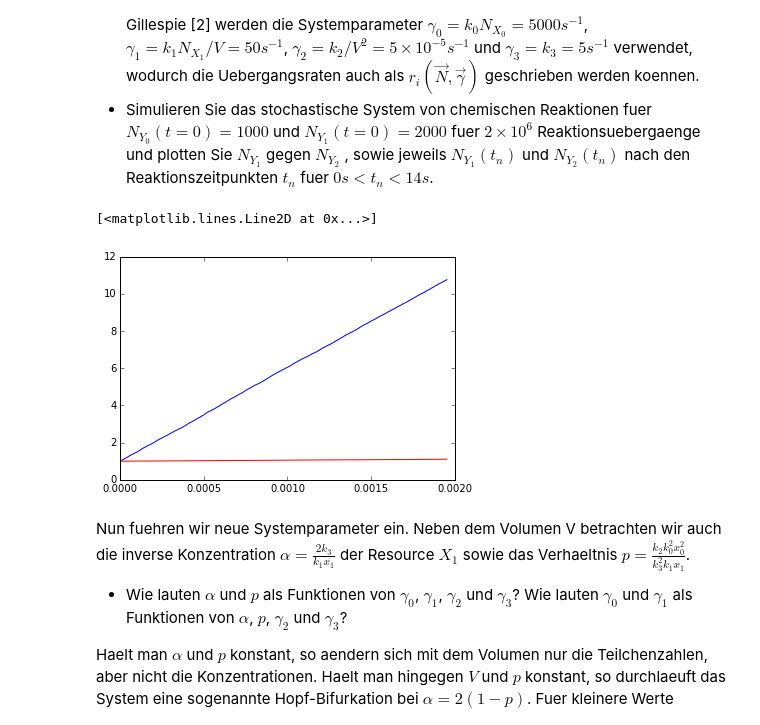
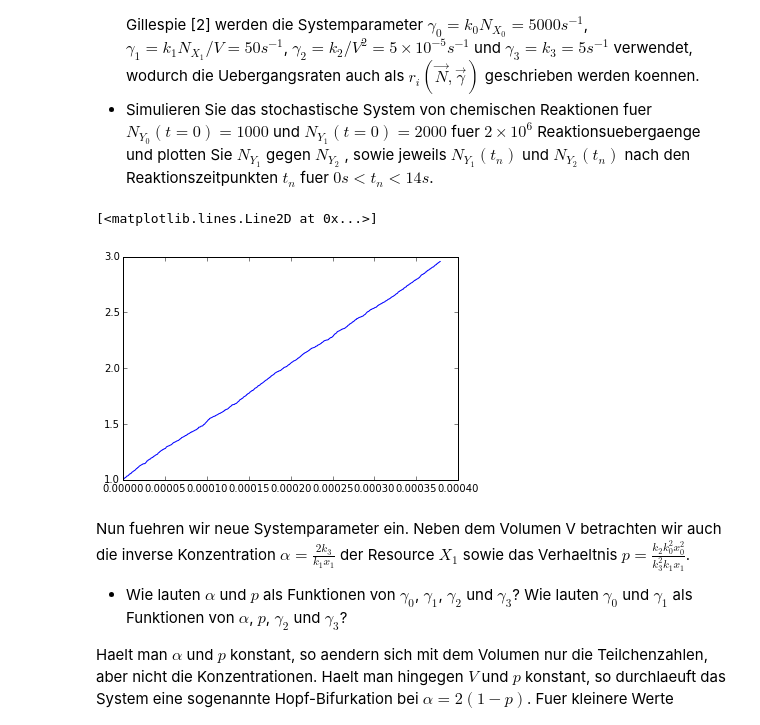
Before and after one commit to juliakirchner/scicomp15-16, a Jupyter notebook: Chemisches-Rauschen.ipynb, the cells around one changed output. Drawn from its saved outputs; the diff is of its cells as text; code cells hidden in the pictures.

```diff
--- a/Chemisches-Rauschen.ipynb
+++ b/Chemisches-Rauschen.ipynb
@@ -145,43 +145,44 @@ brus_n0 = np.array([nX00, nX10, nY00, nY10, nZ00, nZ10])
 
 brus_nu0 = np.array([0, 0, +1, 0, 0, 0])
 brus_nu1 = np.array([0, 0, 0, +1, +1, 0])
-brus_nu2 = np.array({0, 0, +1, -1, 0, 0})
+brus_nu2 = np.array([0, 0, +1, -1, 0, 0])
 brus_nu3 = np.array([0, 0, -1, 0, 0, +1])
 brus_nu = [brus_nu0, brus_nu1, brus_nu2, brus_nu3]
 brus_t_max = 1000
 
 def brus_calculate_r(brus_n, gamma, V):
     brus_r0 = gamma[0] * V * brus_n[0]
     brus_r1 = gamma[1] * V**2 * brus_n[1]
     brus_r2 = gamma[2] * V**3 * 2 * brus_n[3] * brus_n[4]
     brus_r3 = gamma[3] * V * brus_n[3]
     brus_r = [brus_r0, brus_r1, brus_r2, brus_r3]
     return brus_r
 
 def reaction(V, brus_n0, brus_nu, gamma, brus_t_max):
     brus_t = 0
     brus_n = brus_n0
 
-    for i in range(10000):
+    for i in range(2000):
         brus_r = brus_calculate_r(brus_n, gamma, V)
         brus_r_tot = sum(brus_r)
         if brus_r_tot==0:
             break
-        brus_dt = np.random.exponential(scale = 1/brus_r_tot)
+        brus_dt = np.random.uniform()
+        brus_dt = 1/brus_r_tot * np.log(1/brus_dt)
         brus_t = brus_t + brus_dt
         brus_i = np.random.rand()
         brus_i = np.argmax(brus_i<np.cumsum(brus_r)/brus_r_tot)
         brus_n = brus_n + brus_nu[brus_i]
         yield brus_t, brus_n
 
 brus_t, brus_n = zip(*list(reaction(V, brus_n0, brus_nu, gamma, brus_t_max)))
 brus_n = np.array(brus_n).T
 brus_t = np.array(brus_t)
 plot(brus_t, brus_n[2] / brus_n0[2], label="Simulation $y_0$")
-plot(brus_t, brus_n[3] / brus_n0[3], 'r', label="Simulation $y_1$")
+#plot(brus_t, brus_n[3] / brus_n0[3], 'r', label="Simulation $y_1$")
 # %% [output]
 [<matplotlib.lines.Line2D at 0x...>]
-[figure, old version]
+[figure, new version]
 # %% [markdown]
 Nun fuehren wir neue Systemparameter ein. Neben dem Volumen V
 betrachten wir auch die inverse Konzentration $\alpha = \frac{2k_3}{k_1x_1}$
```
